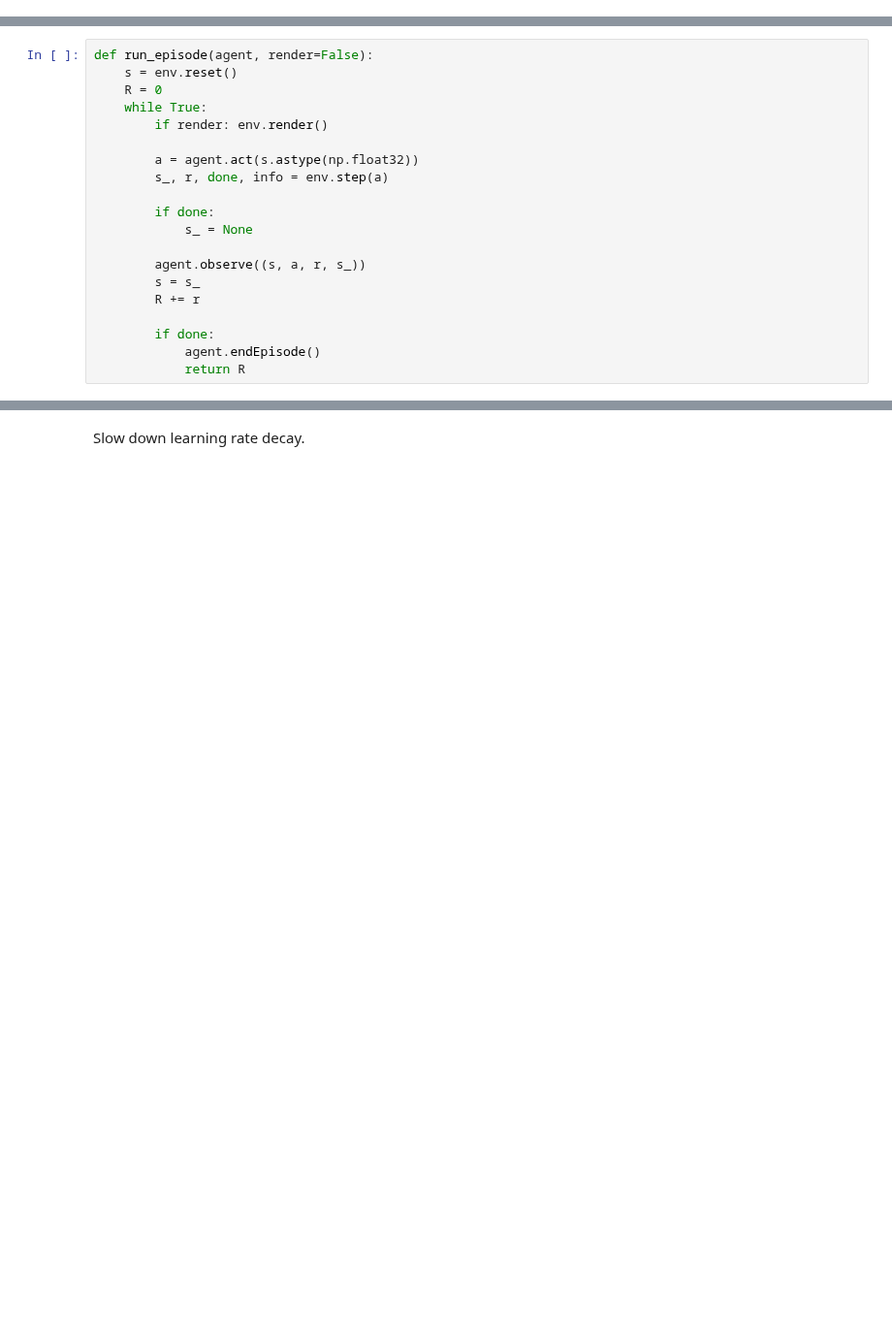
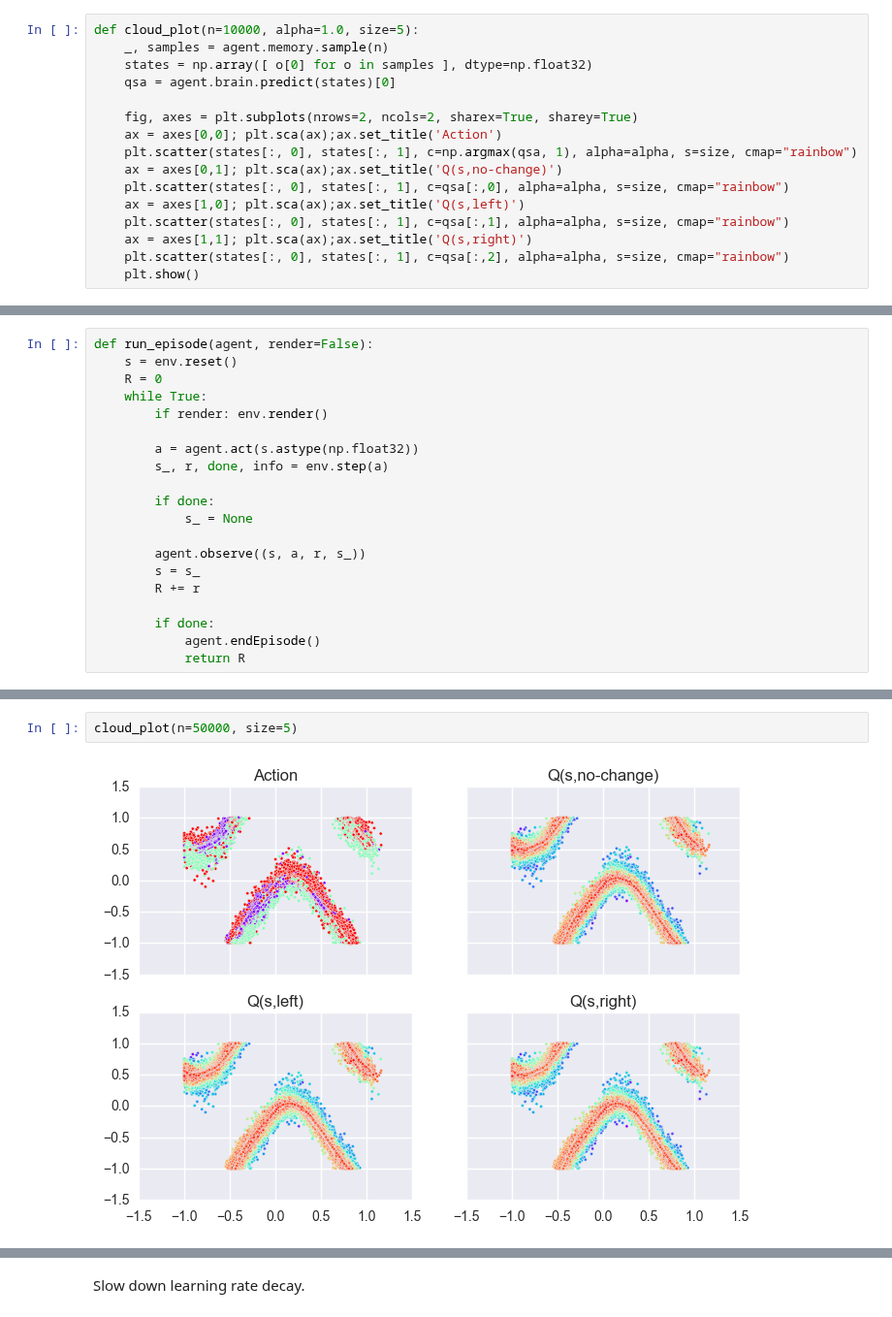
Before and after one commit to jcsharp/DriveIt, a Jupyter notebook: Model-Train.ipynb, the cells around one changed output, grey strips where cells are left out. Shown at 97% size. Drawn from its saved outputs; the diff is of its cells as text; blank space fills up the shorter version.

```diff
--- a/Model-Train.ipynb
+++ b/Model-Train.ipynb
@@ -261,6 +267,22 @@ def pca_plot(n=10000, alpha=1.0, size=5):
     ax = axes[1,1]; plt.sca(ax);ax.set_title('Q(s,right)')
     plt.scatter(X[:, 0], X[:, 1], c=qsa[:,2], alpha=alpha, s=size, cmap="rainbow")
     plt.show()
+# %%
+def cloud_plot(n=10000, alpha=1.0, size=5):
+    _, samples = agent.memory.sample(n)
+    states = np.array([ o[0] for o in samples ], dtype=np.float32)
+    qsa = agent.brain.predict(states)[0]
+
+    fig, axes = plt.subplots(nrows=2, ncols=2, sharex=True, sharey=True)
+    ax = axes[0,0]; plt.sca(ax);ax.set_title('Action')
+    plt.scatter(states[:, 0], states[:, 1], c=np.argmax(qsa, 1), alpha=alpha, s=size, cmap="rainbow")
+    ax = axes[0,1]; plt.sca(ax);ax.set_title('Q(s,no-change)')
+    plt.scatter(states[:, 0], states[:, 1], c=qsa[:,0], alpha=alpha, s=size, cmap="rainbow")
+    ax = axes[1,0]; plt.sca(ax);ax.set_title('Q(s,left)')
+    plt.scatter(states[:, 0], states[:, 1], c=qsa[:,1], alpha=alpha, s=size, cmap="rainbow")
+    ax = axes[1,1]; plt.sca(ax);ax.set_title('Q(s,right)')
+    plt.scatter(states[:, 0], states[:, 1], c=qsa[:,2], alpha=alpha, s=size, cmap="rainbow")
+    plt.show()
 # %% [markdown]
 Alternatively, we can generate heatmaps over a slize of the state space:
 # %%
@@ -403,3 +416,7 @@ slice_heatmaps(steer=0.0, b_rl=0.0)
+# %%
+cloud_plot(n=50000, size=5)
+# %% [output]
+[figure, added]
 # %%
 pca_plot(n=10000, alpha=1.0, size=5)
 # %% [output]
```
Also changed, not shown: parts of 14 cells of this notebook, 3 other files.
